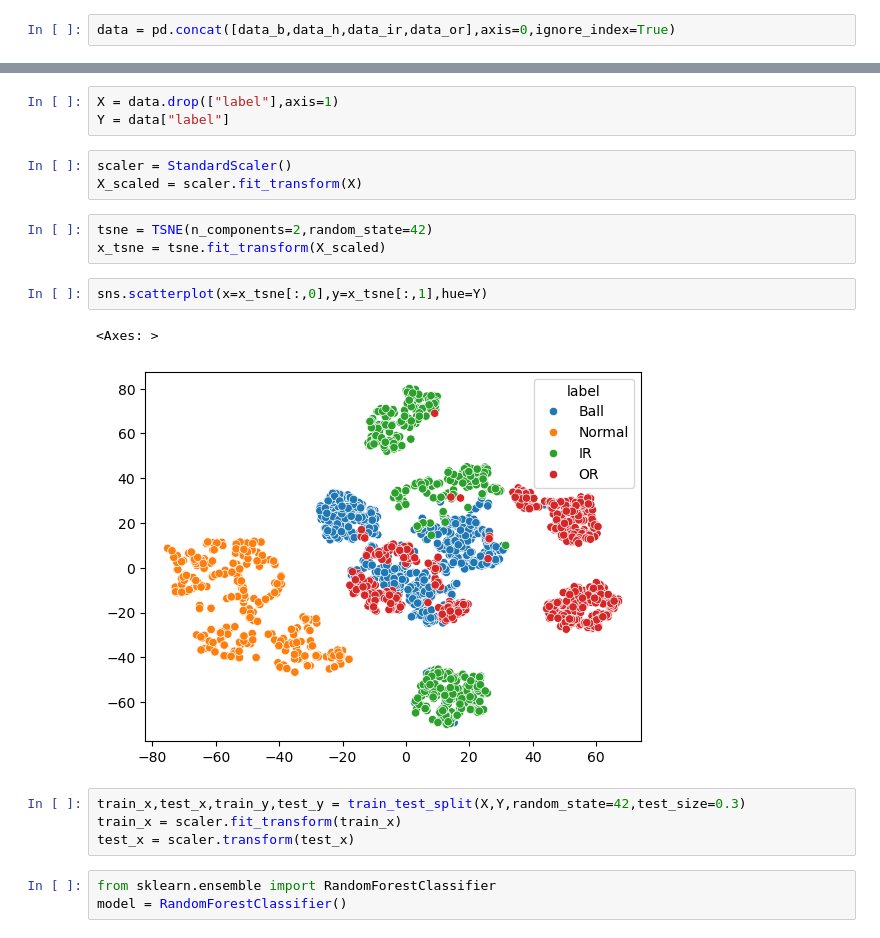
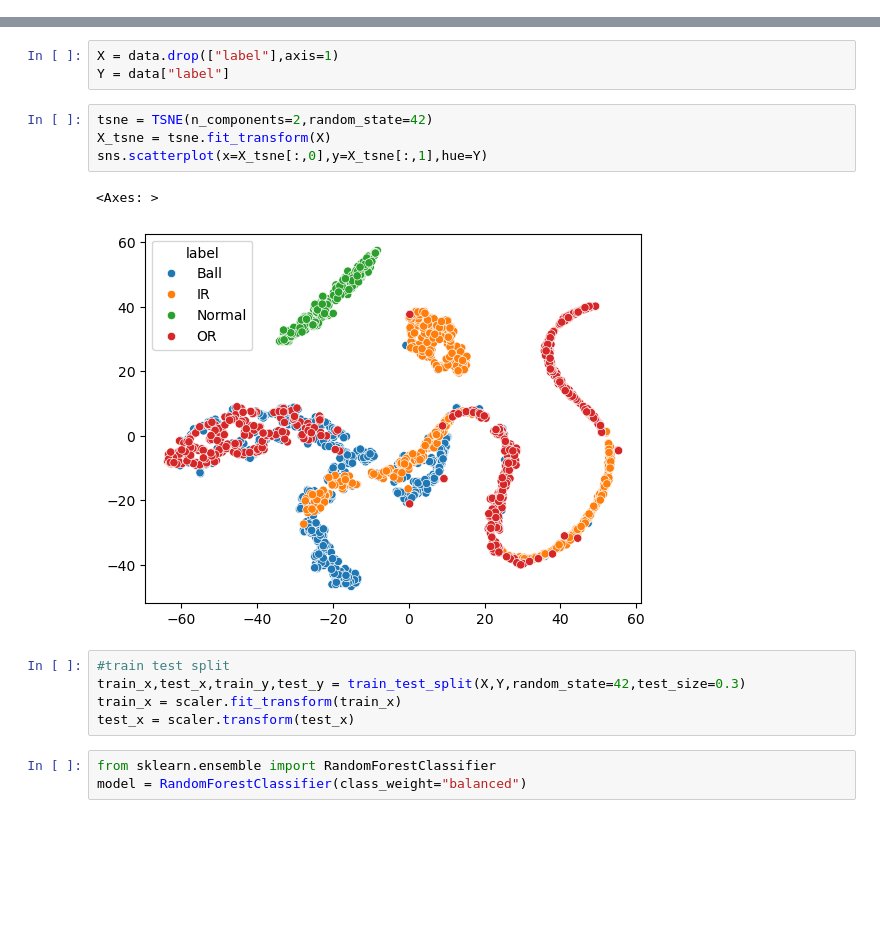
Before and after one commit to sarin58/CWRU_bearing_fault_prediction, a Jupyter notebook: CWRU Bearing data random forest.ipynb, the cells around one changed output, grey strips where cells are left out. Cells and saved outputs as stored; diff of their text form; blank space fills up the shorter version.

```diff
--- a/CWRU Bearing data random forest.ipynb
+++ b/CWRU Bearing data random forest.ipynb
@@ -26,2 +43,0 @@ data_b = data[data.label=="Ball"]
-# %%
-data = pd.concat([data_b,data_h,data_ir,data_or],axis=0,ignore_index=True)
@@ -37,24 +59,21 @@ Name: count, dtype: int64
 # %%
 X = data.drop(["label"],axis=1)
 Y = data["label"]
-# %%
-scaler = StandardScaler()
-X_scaled = scaler.fit_transform(X)
-# %%
-tsne = TSNE(n_components=2,random_state=42)
-x_tsne = tsne.fit_transform(X_scaled)
-# %%
-sns.scatterplot(x=x_tsne[:,0],y=x_tsne[:,1],hue=Y)
-# %% [output]
-<Axes: >
-[figure, removed]
+# %%
+tsne = TSNE(n_components=2,random_state=42)
+X_tsne = tsne.fit_transform(X)
+sns.scatterplot(x=X_tsne[:,0],y=X_tsne[:,1],hue=Y)
+# %% [output]
+<Axes: >
+[figure, added]
 # %%
+#train test split
 train_x,test_x,train_y,test_y = train_test_split(X,Y,random_state=42,test_size=0.3)
 train_x = scaler.fit_transform(train_x)
 test_x = scaler.transform(test_x)
 # %%
 from sklearn.ensemble import RandomForestClassifier
-model = RandomForestClassifier()
+model = RandomForestClassifier(class_weight="balanced")
 # %%
 model.fit(train_x,train_y)
 # %% [output]
```
Also changed, not shown: parts of 22 cells of this notebook.
